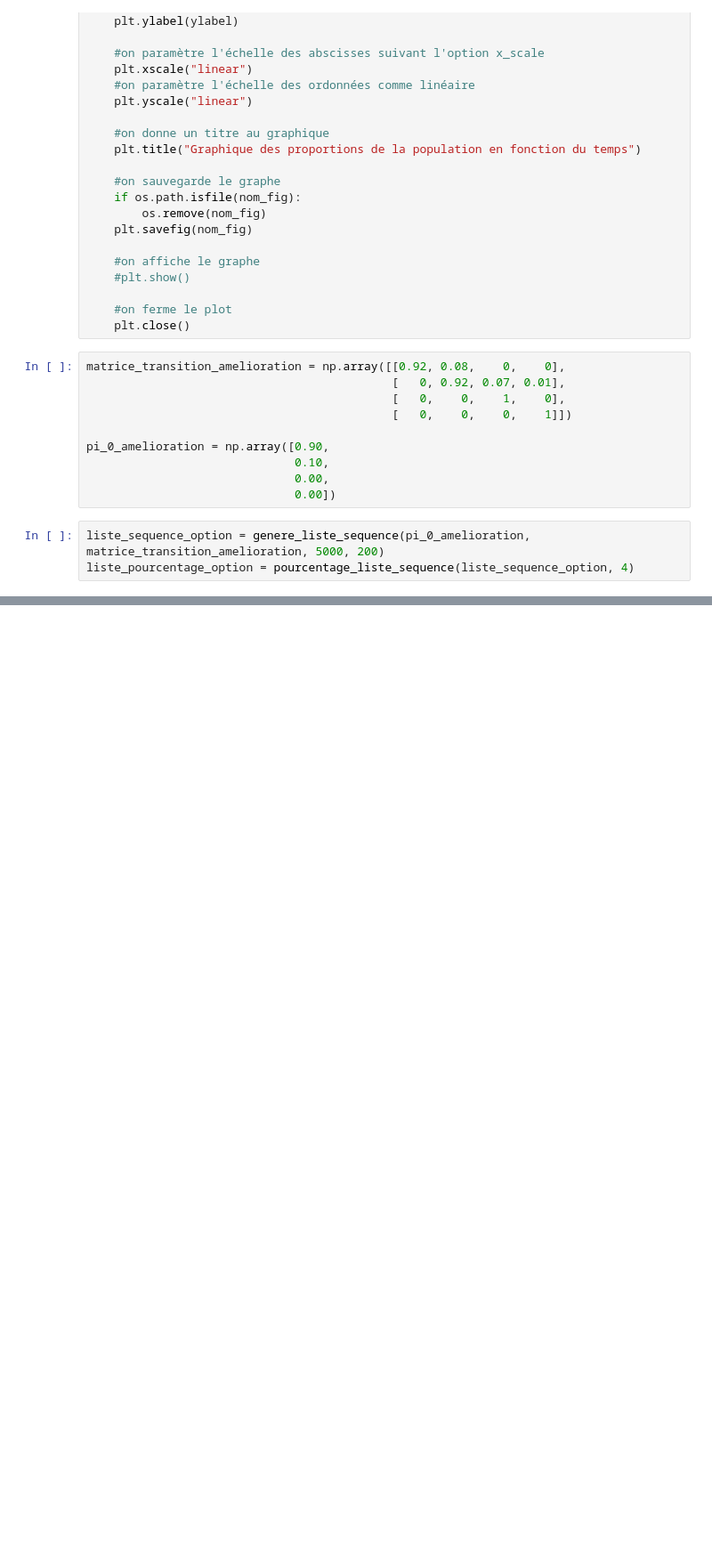
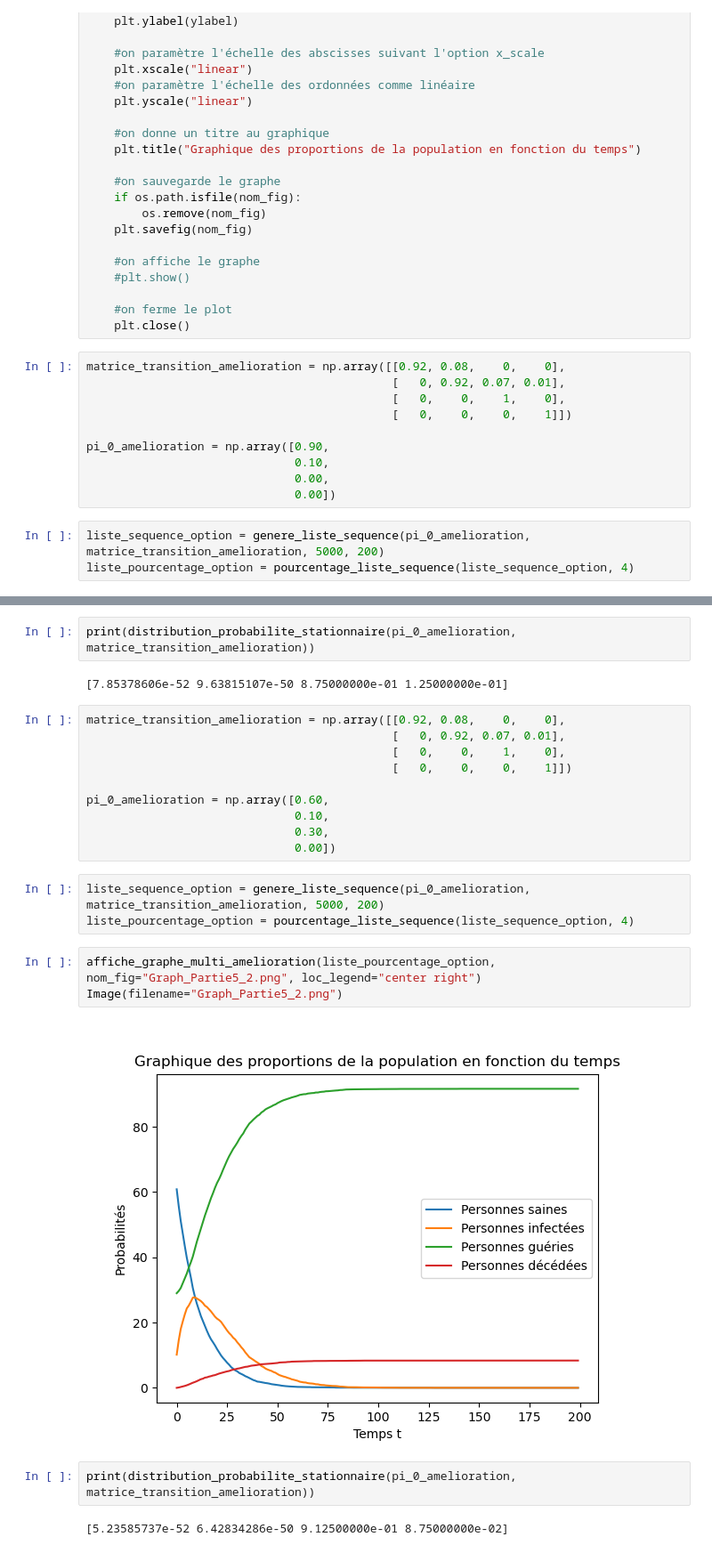
Before and after one commit to Lolikyu/Projet-3-LU3IN005-Stats, a Jupyter notebook: Rapport Projet 3 - YAZID MARSELOO.ipynb, the cells around one changed output, grey strips where cells are left out. Shown at 89% size. Cells and saved outputs as stored; diff of their text form; blank space fills up the shorter version.

Commit message:
partie 1

```diff
--- a/Rapport Projet 3 - YAZID MARSELOO.ipynb
+++ b/Rapport Projet 3 - YAZID MARSELOO.ipynb
@@ -1855,0 +1758,26 @@ Image(filename="Graph_Partie5.png")
+# %%
+print(distribution_probabilite_stationnaire(pi_0_amelioration, matrice_transition_amelioration))
+# %% [output]
+[7.85378606e-52 9.63815107e-50 8.75000000e-01 1.25000000e-01]
+# %%
+matrice_transition_amelioration = np.array([[0.92, 0.08,    0,    0],
+                                            [   0, 0.92, 0.07, 0.01],
+                                            [   0,    0,    1,    0],
+                                            [   0,    0,    0,    1]])
+
+pi_0_amelioration = np.array([0.60,
+                              0.10,
+                              0.30,
+                              0.00])
+# %%
+liste_sequence_option = genere_liste_sequence(pi_0_amelioration, matrice_transition_amelioration, 5000, 200)
+liste_pourcentage_option = pourcentage_liste_sequence(liste_sequence_option, 4)
+# %%
+affiche_graphe_multi_amelioration(liste_pourcentage_option, nom_fig="Graph_Partie5_2.png", loc_legend="center right")
+Image(filename="Graph_Partie5_2.png")
+# %% [output]
+[figure, added]
+# %%
+print(distribution_probabilite_stationnaire(pi_0_amelioration, matrice_transition_amelioration))
+# %% [output]
+[5.23585737e-52 6.42834286e-50 9.12500000e-01 8.75000000e-02]
```
Also changed, not shown: parts of 28 cells of this notebook.
